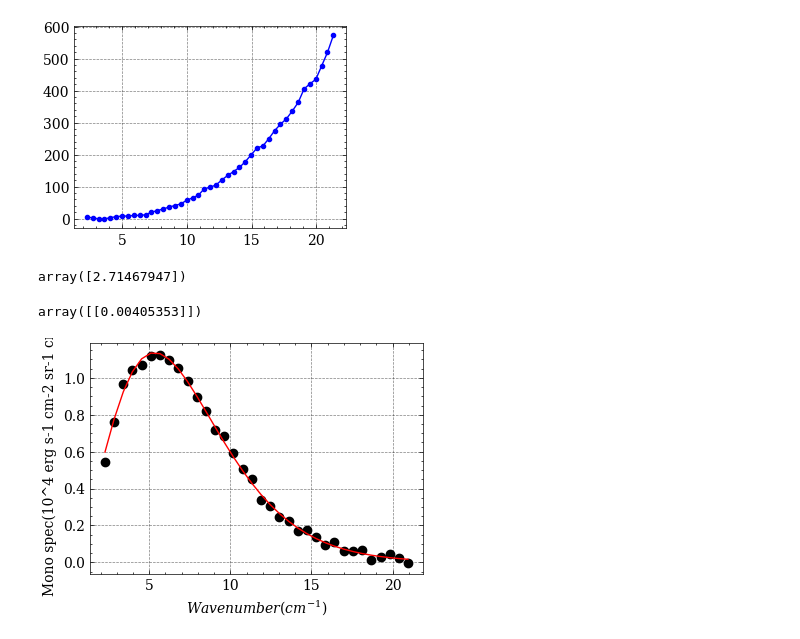
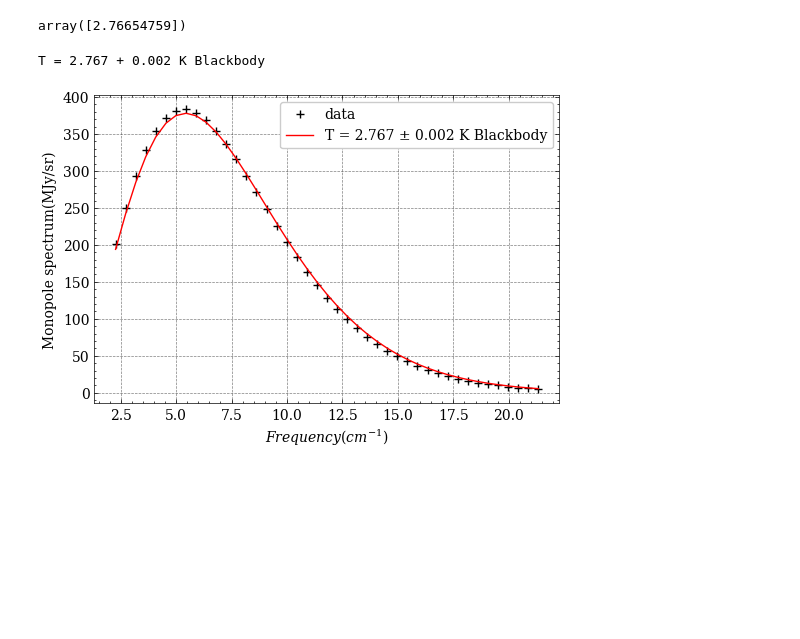
Before and after one commit to Soumomo/Motion-of-solar-system, a Jupyter notebook: Code/test-astro.ipynb, the cells around one changed output. Cells and saved outputs as stored; diff of their text form; code cells hidden in the pictures; blank space fills up the shorter version.

```diff
--- a/Code/test-astro.ipynb
+++ b/Code/test-astro.ipynb
@@ -60,42 +27,35 @@ plt.show()
-# %%
-plt.plot(v,f_gal,'b.-')
-plt.show()
-# %% [output]
-[figure, removed]
 # %%
 from scipy.constants import h,c,k
 c=100*c
 from scipy.optimize import curve_fit
-vn,f=np.loadtxt('weirdata.txt',delimiter=',',unpack=True)
-def B(v,T):
-    return 2*h*v**3*c**2/(np.exp(h*c*v/k/T)-1)*1e7
-sigma=[]
-for i in v:
-    sigma.append(2e-6)
+def I(v,T):
+    return 2*np.pi*h*v**3*c**2/(np.exp(h*c*v/k/T)-1)*1e13
+
 T0=1
-popt,pcov=curve_fit(B,vn,f,p0=[T0])
-
+popt,pcov=curve_fit(B,v,f_obs,p0=[T0])
 Tfit=popt[0]
-Bfit=B(vn,Tfit)
+Bfit=I(v,Tfit)
 
 popt # T cmbr
 # %% [output]
-array([2.71467947])
+array([2.76654759])
-# %%
-np.sqrt(pcov) #error
-# %% [output]
-array([[0.00405353]])
-# %%
-v,f0,fres,sig,fgal=np.loadtxt('data.txt',delimiter=',',unpack=True)
-# %%
-plt.figure(figsize=(4.3,3))
-#plt.errorbar(v,f_obs,y_err,ls='',color='k')
-#plt.plot(v,f0*1e4,'b--')
-plt.plot(vn,f*1e4,'ko')
-plt.plot(vn,Bfit*1e4,'r-')
-plt.xlabel('$Wavenumber(cm^{-1})$')
-plt.ylabel('Mono spec(10^4 erg s-1 cm-2 sr-1 cm)')
-#plt.plot(3e8/v,-v**2*f_th(v , 2.725),'r.-')
-plt.show()
-# %% [output]
-[figure, removed]
+# %%
+perr=np.sqrt(np.diag(pcov)) #error
+perr=perr[0]
+# %%
+print('T = {:.3f} + {:.3f} K Blackbody'.format(Tfit, perr))
+# %% [output]
+T = 2.767 + 0.002 K Blackbody
+# %%
+fit_label='T = {:.3f} ± {:.3f} K Blackbody'.format(Tfit, perr)
+# %%
+fig,ax=plt.subplots(figsize=(6,4))
+ax.errorbar(v,f_obs,sig*1e-3,ls='',color='k'),
+ax.plot(v,f_obs,'k+',label='data')
+ax.plot(v,Bfit,'r-',label=fit_label)
+plt.xlabel('$Frequency(cm^{-1})$')
+plt.ylabel('Monopole spectrum(MJy/sr)')
+plt.legend(loc='upper right')
+plt.show()
+# %% [output]
+[figure, added]
```
Also changed, not shown: parts of 9 cells of this notebook, 1 other file.
